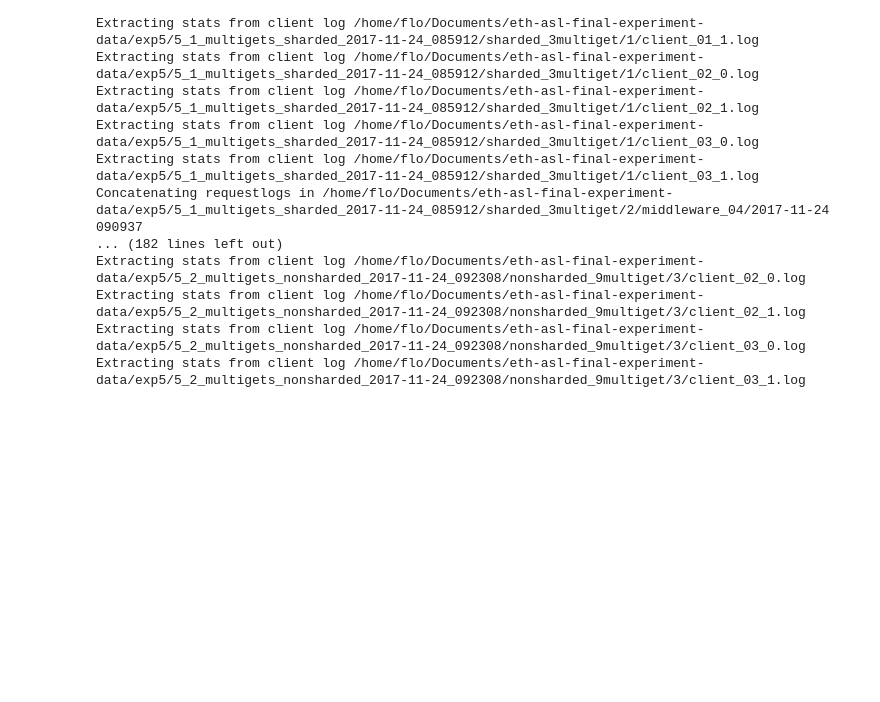
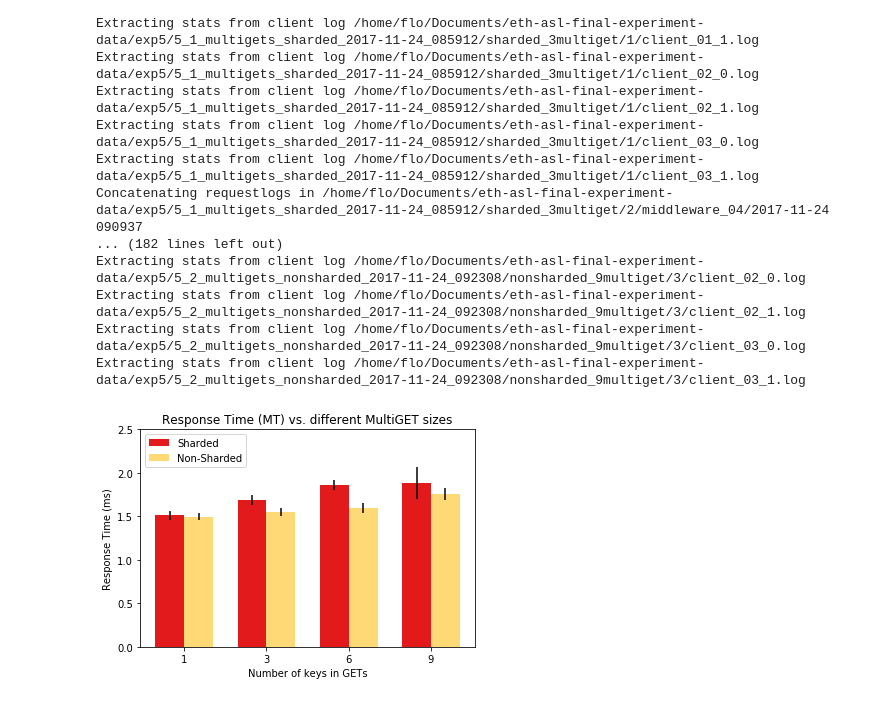
Before and after one commit to flock0/eth-asl, a Jupyter notebook: bash/5_multigets/postprocessing/graphs_5.ipynb, the cells around one changed output. Cells and saved outputs as stored; diff of their text form; code cells hidden in the pictures; blank space fills up the shorter version.

Commit message:
Exp 5 postprocessing: Created scripts for the required plots

```diff
--- a/bash/5_multigets/postprocessing/graphs_5.ipynb
+++ b/bash/5_multigets/postprocessing/graphs_5.ipynb
@@ -26,8 +27,13 @@ num_threads = 6
 ylim_xput = 18000
 ylim_resp = 2.5
 xlim = 10
-xput_vs_multi.create_workload_graphs(exp5_1_dir, experiment_label, "sharded", middlewares, client_logfiles, dir_suffix_regex_string, warmup_period_endtime, cooldown_period_starttime, outdir, num_threads, ylim_xput, ylim_resp, xlim)
-xput_vs_multi.create_workload_graphs(exp5_2_dir, experiment_label, "nonsharded", middlewares, client_logfiles, dir_suffix_regex_string, warmup_period_endtime, cooldown_period_starttime, outdir, num_threads, ylim_xput, ylim_resp, xlim)
+shard = xput_vs_multi.gather_data(exp5_1_dir, experiment_label, "sharded", middlewares, client_logfiles, dir_suffix_regex_string, warmup_period_endtime, cooldown_period_starttime, outdir, num_threads, ylim_xput, ylim_resp, xlim)
+nonshard = xput_vs_multi.gather_data(exp5_2_dir, experiment_label, "nonsharded", middlewares, client_logfiles, dir_suffix_regex_string, warmup_period_endtime, cooldown_period_starttime, outdir, num_threads, ylim_xput, ylim_resp, xlim)
+
+shard = shard.sort_values('multigetSize')
+
+
+nonshard = nonshard.sort_values('multigetSize')
 # %% [output]
 Input directory is  /home/flo/Documents/eth-asl-final-experiment-data/exp5/5_1_multigets_sharded_2017-11-24_085912
 Setting is  sharded
@@ -46,3 +52,31 @@ Extracting stats from client log /home/flo/Documents/eth-asl-final-experiment-da
 Extracting stats from client log /home/flo/Documents/eth-asl-final-experiment-data/exp5/5_2_multigets_nonsharded_2017-11-24_092308/nonsharded_9multiget/3/client_02_1.log
 Extracting stats from client log /home/flo/Documents/eth-asl-final-experiment-data/exp5/5_2_multigets_nonsharded_2017-11-24_092308/nonsharded_9multiget/3/client_03_0.log
 Extracting stats from client log /home/flo/Documents/eth-asl-final-experiment-data/exp5/5_2_multigets_nonsharded_2017-11-24_092308/nonsharded_9multiget/3/client_03_1.log
+# %%
+## Response Time
+
+means_shard_resp = shard.loc['mean', 'responsetime']
+means_shard_resp
+std_shard_resp = shard.loc['std', 'responsetime']
+
+means_nonshard_resp = nonshard.loc['mean', 'responsetime']
+means_nonshard_resp
+std_nonshard_resp = nonshard.loc['std', 'responsetime']
+
+indices = np.arange(4)
+width = 0.35
+fig, ax = plt.subplots()
+shard_bar = ax.bar(indices, means_shard_resp, width, color='#e31a1c', yerr=std_shard_resp)
+nonshard_bar = ax.bar(indices + width, means_nonshard_resp, width, color='#fed976', yerr=std_nonshard_resp)
+
+ax.legend((shard_bar[0], nonshard_bar[0]), ('Sharded', 'Non-Sharded'), loc='upper left')
+ax.set_xticks(indices + width / 2)
+ax.set_xticklabels(('1', '3', '6', '9'))
+ax.set_ylabel('Response Time (ms)')
+ax.set_xlabel('Number of keys in GETs')
+ax.set_title('Response Time (MT) vs. different MultiGET sizes')
+ax.set_ylim([0,2.5])
+
+plt.show()
+# %% [output]
+[figure, added]
```
Also changed, not shown: parts of 2 cells of this notebook, 3 other files.
